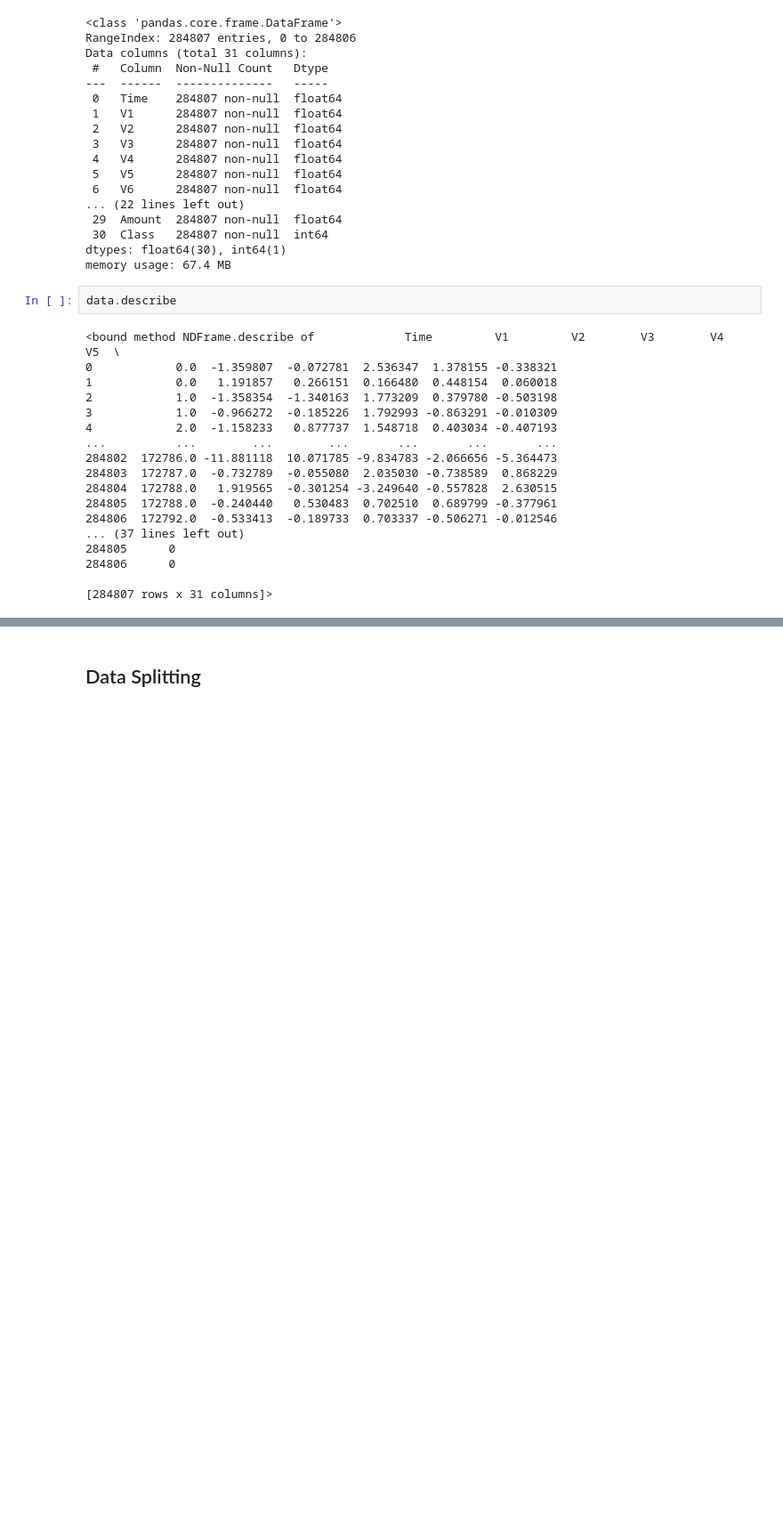
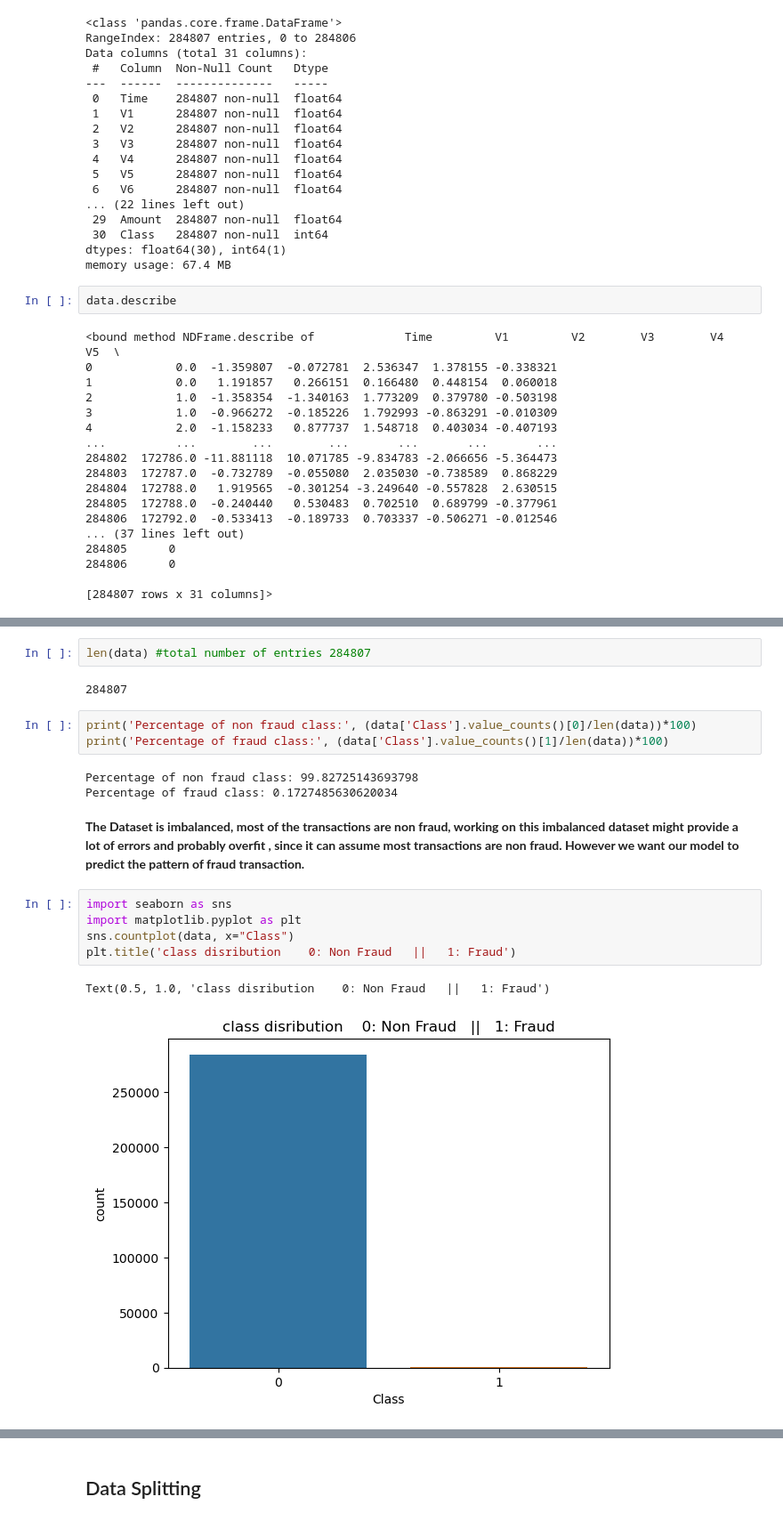
Before and after one commit to Sadia-Khan-Rupa/Credit-Card-Fraud-Detection, a Jupyter notebook: data_analysis.ipynb, the cells around one changed output, grey strips where cells are left out. Shown: that part at 89% size. Saved outputs shown, nothing was run; the diff lists cells and outputs as text; blank space fills up the shorter version.

```diff
--- a/data_analysis.ipynb
+++ b/data_analysis.ipynb
@@ -87,0 +102,20 @@ data.describe
+# %%
+len(data) #total number of entries 284807
+# %% [output]
+284807
+# %%
+print('Percentage of non fraud class:', (data['Class'].value_counts()[0]/len(data))*100)
+print('Percentage of fraud class:', (data['Class'].value_counts()[1]/len(data))*100)
+# %% [output]
+Percentage of non fraud class: 99.82725143693798
+Percentage of fraud class: 0.1727485630620034
+# %% [markdown]
+**The Dataset is imbalanced, most of the transactions are non fraud, working on this imbalanced dataset might provide a lot of errors and probably overfit , since it can assume most transactions are non fraud. However we want our model to predict the pattern of fraud transaction.**
+# %%
+import seaborn as sns
+import matplotlib.pyplot as plt
+sns.countplot(data, x="Class")
+plt.title('class disribution    0: Non Fraud   ||   1: Fraud')
+# %% [output]
+Text(0.5, 1.0, 'class disribution    0: Non Fraud   ||   1: Fraud')
+[figure, added]
```
Also changed, not shown: parts of 38 cells of this notebook.
